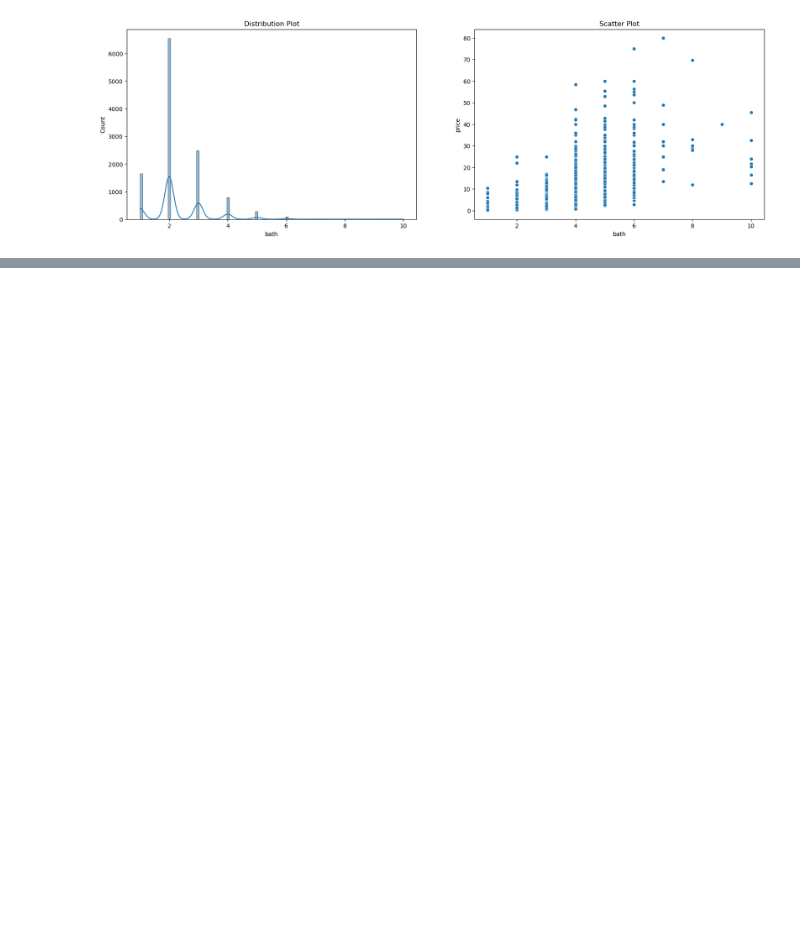
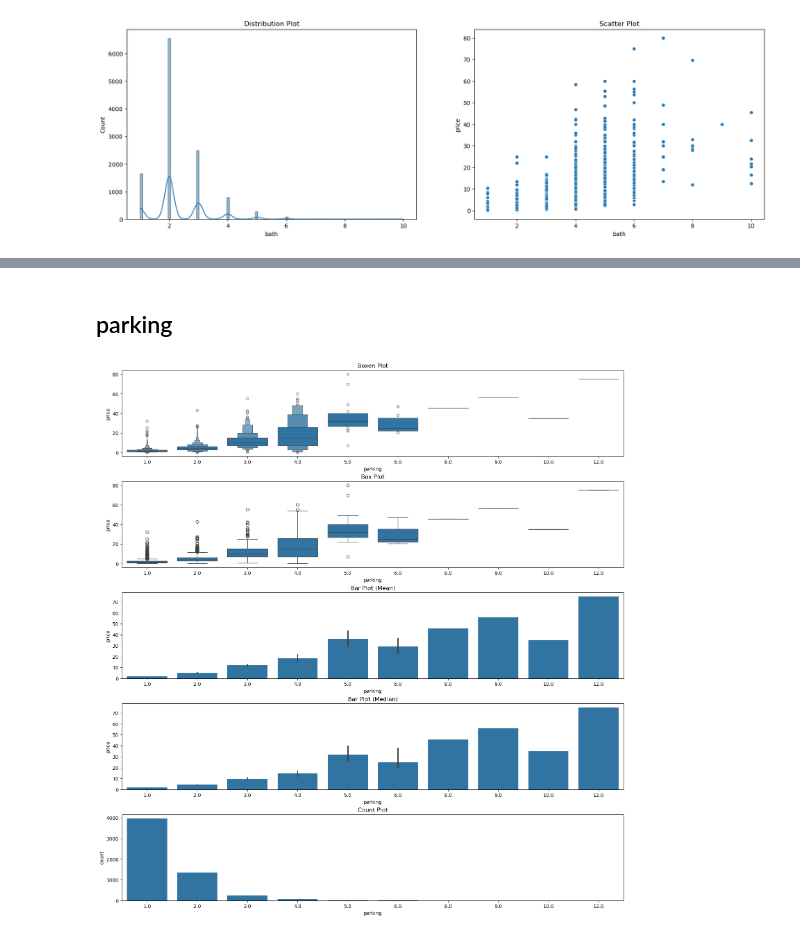
Before and after one commit to Buzz1993/magicbricks-property-analysis-and-price-prediction, a Jupyter notebook: notebooks/magicbricks/3.2nd_multlivariate_analysis.ipynb, the cells around one changed output, grey strips where cells are left out. Cells and saved outputs as stored; diff of their text form; code cells hidden in the pictures; blank space fills up the shorter version.

```diff
--- a/notebooks/magicbricks/3.2nd_multlivariate_analysis.ipynb
+++ b/notebooks/magicbricks/3.2nd_multlivariate_analysis.ipynb
@@ -178,0 +504,6 @@ num_two_chart_plot(df, 'bath')
+# %% [markdown]
+## parking
+# %%
+num_charts_plot(df, 'parking')
+# %% [output]
+[figure, added]
```
Also changed, not shown: parts of 48 cells of this notebook.
